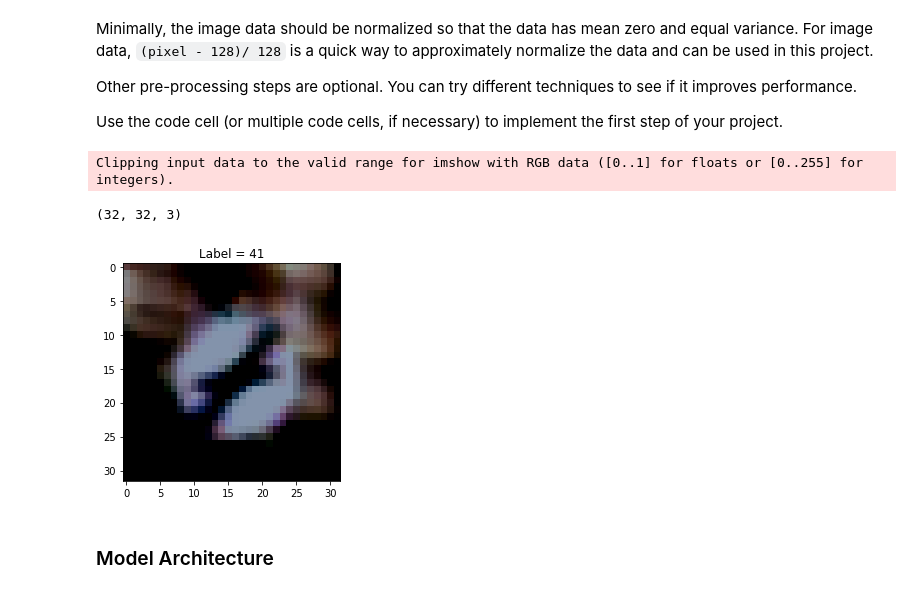
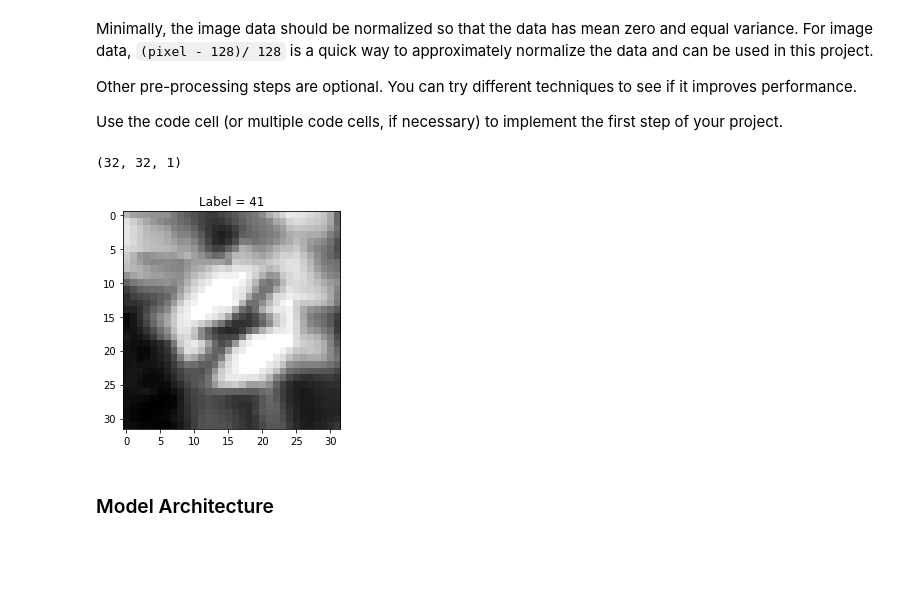
Before and after one commit to shakeelr/CarND-Traffic-Sign-Classifier-Project, a Jupyter notebook: Traffic_Sign_Classifier.ipynb, the cells around one changed output. Drawn from its saved outputs; the diff is of its cells as text; code cells hidden in the pictures; blank space fills up the shorter version.

```diff
--- a/Traffic_Sign_Classifier.ipynb
+++ b/Traffic_Sign_Classifier.ipynb
@@ -175,19 +163,20 @@ def preprocess(img_list):
     preprocessed_img_list = []
     for img in img_list:
         #grayscale
-        #img = cv2.cvtColor(img, cv2.COLOR_RGB2GRAY)
+        img = cv2.cvtColor(img, cv2.COLOR_RGB2GRAY)
         #img = cv2.cvtColor(img, cv2.COLOR_RGB2HSV)
         #histogram equalization
-        #img = cv2.equalizeHist(img)
+        img = cv2.equalizeHist(img)
         #img[:,:,2] = cv2.equalizeHist(img[:,:,2])
         #img = cv2.cvtColor(img, cv2.COLOR_HSV2RGB)
         #img = np.asarray(img)
-        #img = img[:, :, np.newaxis]
         #normalize
+        img = img[:, :, np.newaxis]
         img = np.divide(img,128)
+        #img = np.subtract(img, np.mean(img))
         img[:,:,0] = np.subtract(img[:,:,0],np.mean(img[:,:,0]))
-        img[:,:,1] = np.subtract(img[:,:,1],np.mean(img[:,:,1]))
-        img[:,:,2] = np.subtract(img[:,:,2],np.mean(img[:,:,2]))
+        #img[:,:,1] = np.subtract(img[:,:,1],np.mean(img[:,:,1]))
+        #img[:,:,2] = np.subtract(img[:,:,2],np.mean(img[:,:,2]))
         preprocessed_img_list.append(img)
     return preprocessed_img_list
 
@@ -197,16 +186,15 @@ X_test = preprocess(X_test)
 # %%
 #Visualize a random traffic sign after normalization
 #n = np.random.randint(n_train)
 #print(n)
 n = 31
 
 plt.title("Label = " + str(y_train[n]))
-plt.imshow(X_train[n])
+plt.imshow(X_train[n].squeeze(), cmap="gray")
 np.shape(X_train[n])
 # %% [output]
-Clipping input data to the valid range for imshow with RGB data ([0..1] for floats or [0..255] for integers).
+(32, 32, 1)
-(32, 32, 3)
-[figure, old version]
+[figure, new version]
 # %% [markdown]
 ### Model Architecture
 # %%
```
Also changed, not shown: parts of 15 cells of this notebook, 8 other files.
